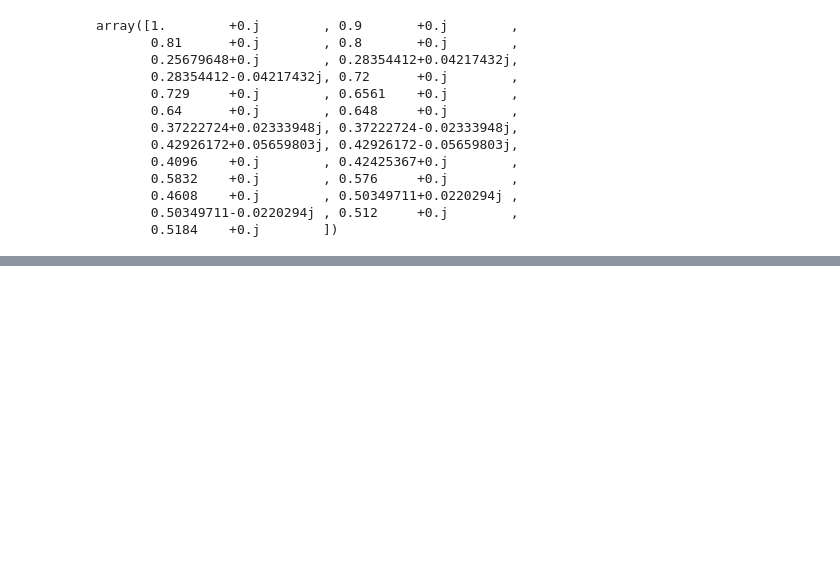
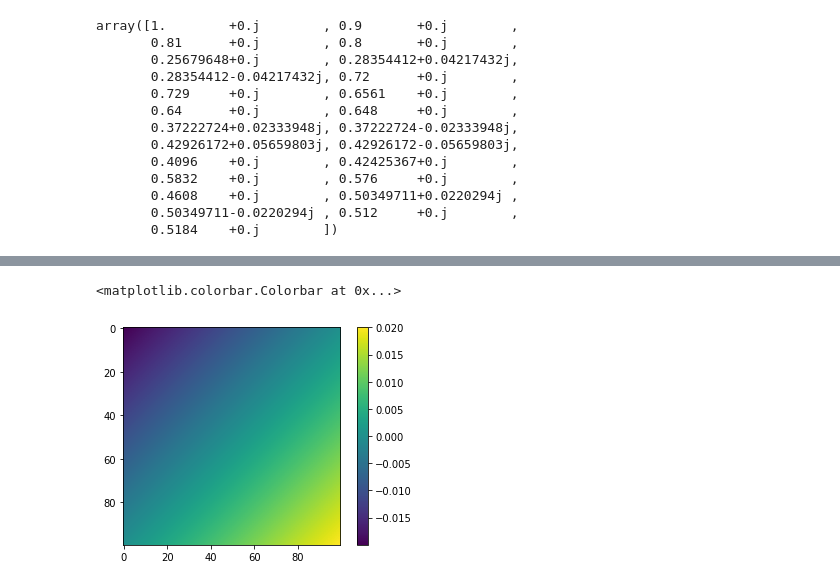
Before and after one commit to waleedbinkhalid74/ml_cms_final_project, a Jupyter notebook: mll_cms_final_proj_task_4.ipynb, the cells around one changed output, grey strips where cells are left out. Saved outputs shown, nothing was run; the diff lists cells and outputs as text; code cells hidden in the pictures; blank space fills up the shorter version.

```diff
--- a/mll_cms_final_proj_task_4.ipynb
+++ b/mll_cms_final_proj_task_4.ipynb
@@ -324,0 +257,8 @@ hermitian_observables = HermitePairs()
+# %%
+a = make_eigenfunction(X,Y, eigenvectors_sorted[1,:])
+# %%
+s = plt.imshow(a/np.linalg.norm(a, np.inf))
+plt.colorbar(s)
+# %% [output]
+<matplotlib.colorbar.Colorbar at 0x...>
+[figure, added]
```
Also changed, not shown: parts of 20 cells of this notebook.
